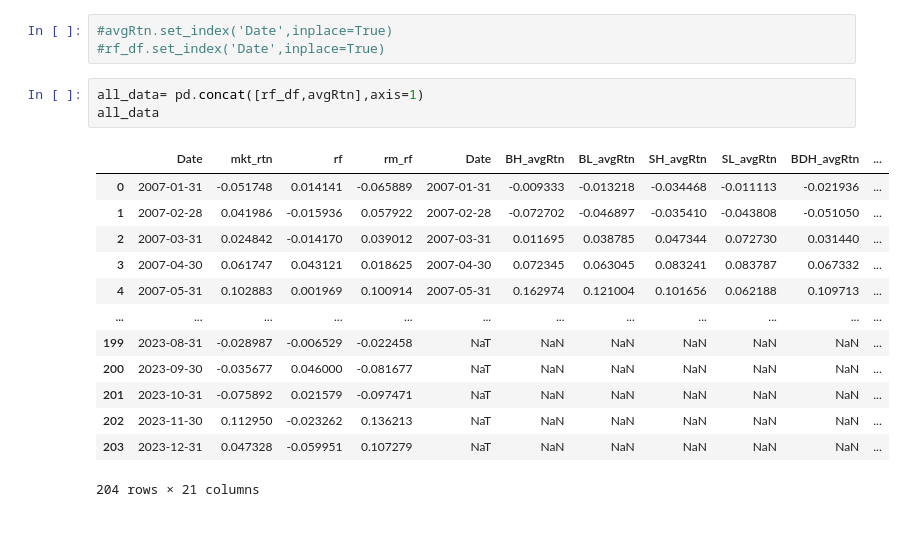
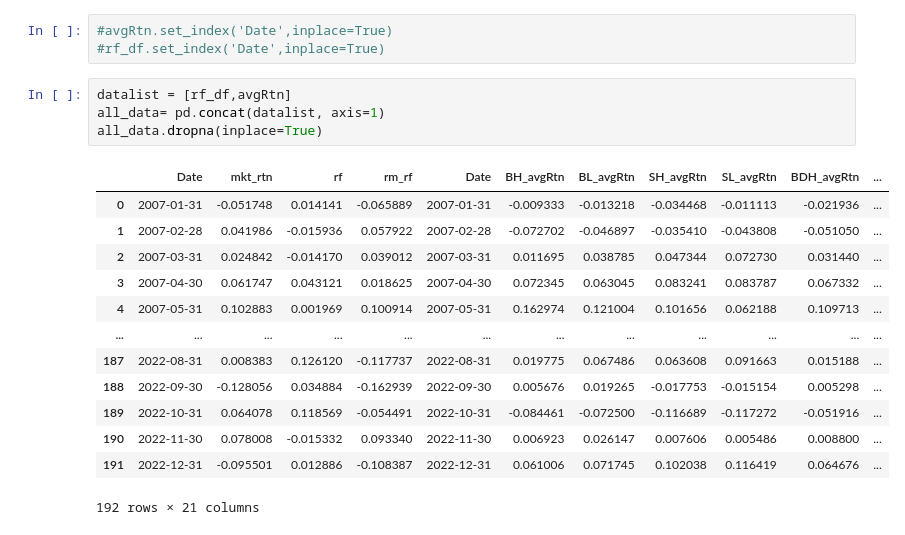
Before and after one commit to minxzzy/hackathon, a Jupyter notebook: realData.ipynb, the cells around one changed output. Saved outputs shown, nothing was run; the diff lists cells and outputs as text.

```diff
--- a/realData.ipynb
+++ b/realData.ipynb
@@ -513,19 +545,20 @@ rf_df
 #avgRtn.set_index('Date',inplace=True)
 #rf_df.set_index('Date',inplace=True)
 # %%
-all_data= pd.concat([rf_df,avgRtn],axis=1)
-all_data
+datalist = [rf_df,avgRtn]
+all_data= pd.concat(datalist, axis=1)
+all_data.dropna(inplace=True)
 # %% [output]
 |  | Date | mkt_rtn | rf | rm_rf | Date | BH_avgRtn | BL_avgRtn | SH_avgRtn | SL_avgRtn | BDH_avgRtn | ... |
 | 0 | 2007-01-31 | -0.051748 | 0.014141 | -0.065889 | 2007-01-31 | -0.009333 | -0.013218 | -0.034468 | -0.011113 | -0.021936 | ... |
 | 1 | 2007-02-28 | 0.041986 | -0.015936 | 0.057922 | 2007-02-28 | -0.072702 | -0.046897 | -0.035410 | -0.043808 | -0.051050 | ... |
 | 2 | 2007-03-31 | 0.024842 | -0.014170 | 0.039012 | 2007-03-31 | 0.011695 | 0.038785 | 0.047344 | 0.072730 | 0.031440 | ... |
 | 3 | 2007-04-30 | 0.061747 | 0.043121 | 0.018625 | 2007-04-30 | 0.072345 | 0.063045 | 0.083241 | 0.083787 | 0.067332 | ... |
 | 4 | 2007-05-31 | 0.102883 | 0.001969 | 0.100914 | 2007-05-31 | 0.162974 | 0.121004 | 0.101656 | 0.062188 | 0.109713 | ... |
 | ... | ... | ... | ... | ... | ... | ... | ... | ... | ... | ... | ... |
-| 199 | 2023-08-31 | -0.028987 | -0.006529 | -0.022458 | NaT | NaN | NaN | NaN | NaN | NaN | ... |
-| 200 | 2023-09-30 | -0.035677 | 0.046000 | -0.081677 | NaT | NaN | NaN | NaN | NaN | NaN | ... |
-| 201 | 2023-10-31 | -0.075892 | 0.021579 | -0.097471 | NaT | NaN | NaN | NaN | NaN | NaN | ... |
-| 202 | 2023-11-30 | 0.112950 | -0.023262 | 0.136213 | NaT | NaN | NaN | NaN | NaN | NaN | ... |
-| 203 | 2023-12-31 | 0.047328 | -0.059951 | 0.107279 | NaT | NaN | NaN | NaN | NaN | NaN | ... |
+| 187 | 2022-08-31 | 0.008383 | 0.126120 | -0.117737 | 2022-08-31 | 0.019775 | 0.067486 | 0.063608 | 0.091663 | 0.015188 | ... |
+| 188 | 2022-09-30 | -0.128056 | 0.034884 | -0.162939 | 2022-09-30 | 0.005676 | 0.019265 | -0.017753 | -0.015154 | 0.005298 | ... |
+| 189 | 2022-10-31 | 0.064078 | 0.118569 | -0.054491 | 2022-10-31 | -0.084461 | -0.072500 | -0.116689 | -0.117272 | -0.051916 | ... |
+| 190 | 2022-11-30 | 0.078008 | -0.015332 | 0.093340 | 2022-11-30 | 0.006923 | 0.026147 | 0.007606 | 0.005486 | 0.008800 | ... |
+| 191 | 2022-12-31 | -0.095501 | 0.012886 | -0.108387 | 2022-12-31 | 0.061006 | 0.071745 | 0.102038 | 0.116419 | 0.064676 | ... |
-204 rows × 21 columns
+192 rows × 21 columns
```
Also changed, not shown: parts of 16 cells of this notebook.
